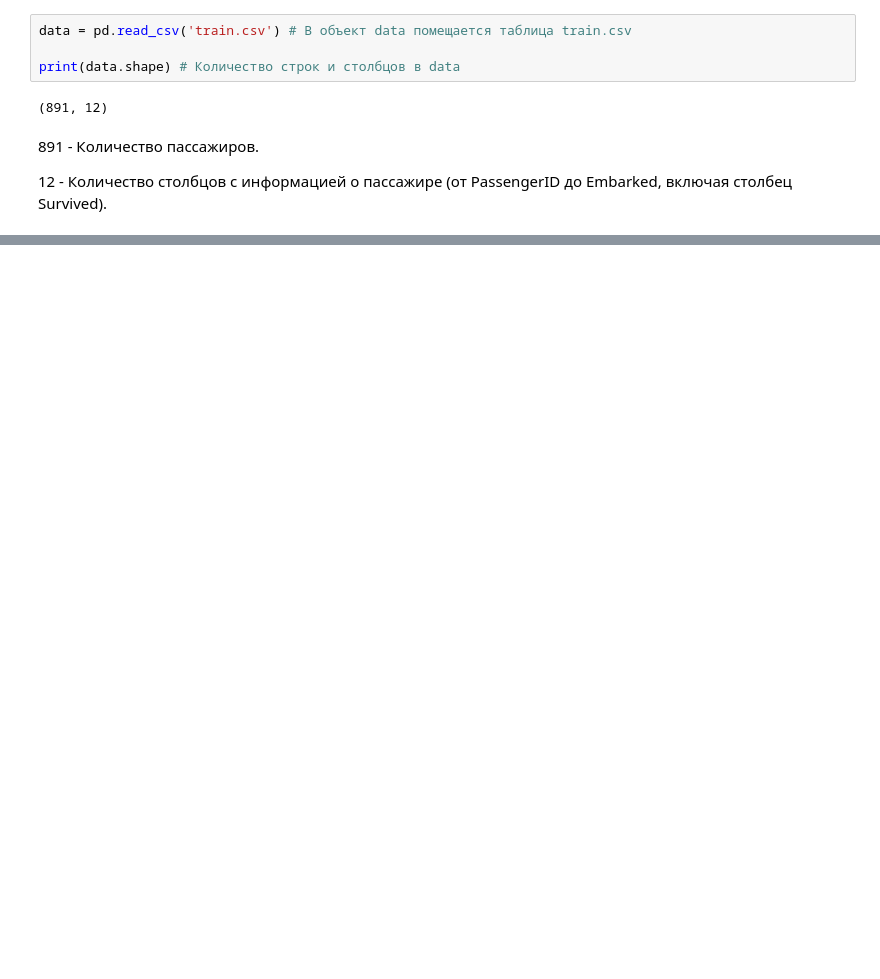
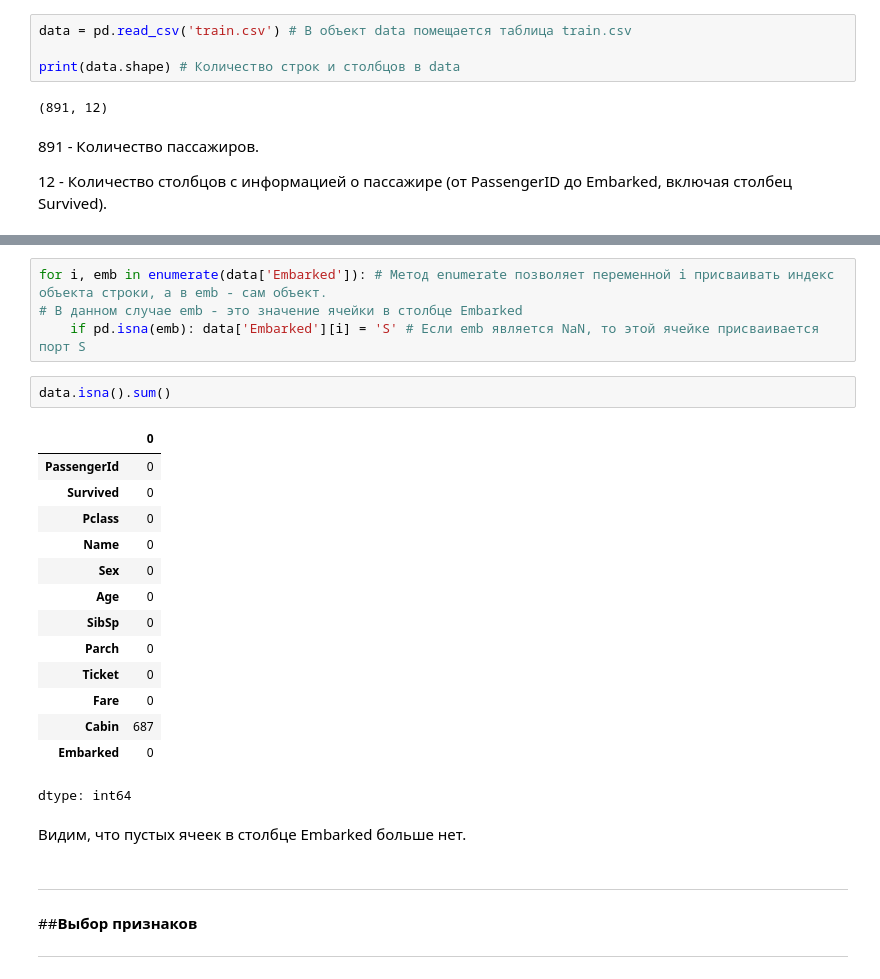
Before and after one commit to neuezeldaa/TItanic_Kaggle, a Jupyter notebook: Titanic_Kaggle_Zolotov.ipynb, the cells around one changed output, grey strips where cells are left out. Drawn from its saved outputs; the diff is of its cells as text; blank space fills up the shorter version.

```diff
--- a/Titanic_Kaggle_Zolotov.ipynb
+++ b/Titanic_Kaggle_Zolotov.ipynb
@@ -108,0 +194,29 @@ data.head(7) # Предварительный просмотр данных из
+# %%
+for i, emb in enumerate(data['Embarked']): # Метод enumerate позволяет переменной i присваивать индекс объекта строки, а в emb - сам объект.
+# В данном случае emb - это значение ячейки в столбце Embarked
+    if pd.isna(emb): data['Embarked'][i] = 'S' # Если emb является NaN, то этой ячейке присваивается порт S
+# %%
+data.isna().sum()
+# %% [output]
+|  | 0 |
+| PassengerId | 0 |
+| Survived | 0 |
+| Pclass | 0 |
+| Name | 0 |
+| Sex | 0 |
+| Age | 0 |
+| SibSp | 0 |
+| Parch | 0 |
+| Ticket | 0 |
+| Fare | 0 |
+| Cabin | 687 |
+| Embarked | 0 |
+dtype: int64
+# %% [markdown]
+Видим, что пустых ячеек в столбце Embarked больше нет.
+# %% [markdown]
+---
+
+##**Выбор признаков**
+
+---
```
Also changed, not shown: parts of 15 cells of this notebook.
